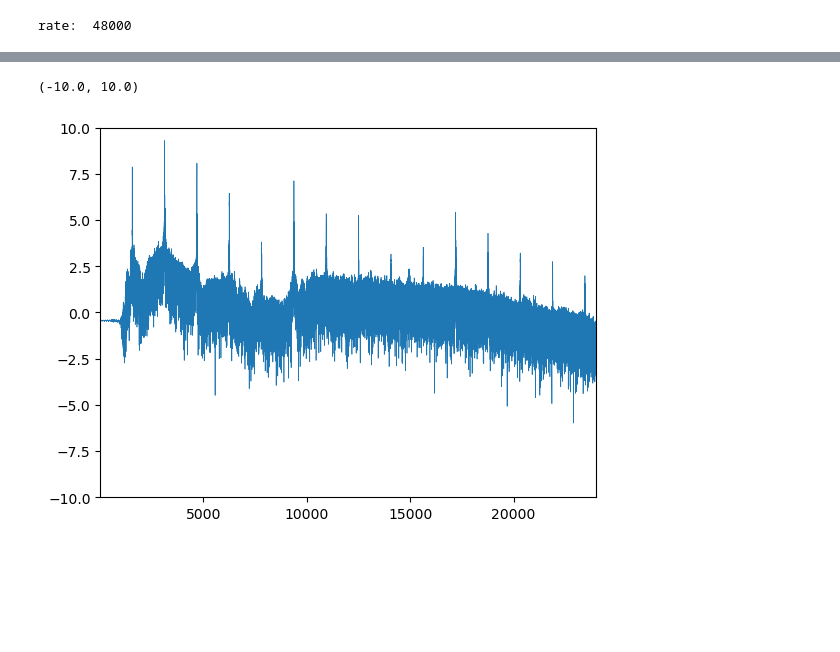
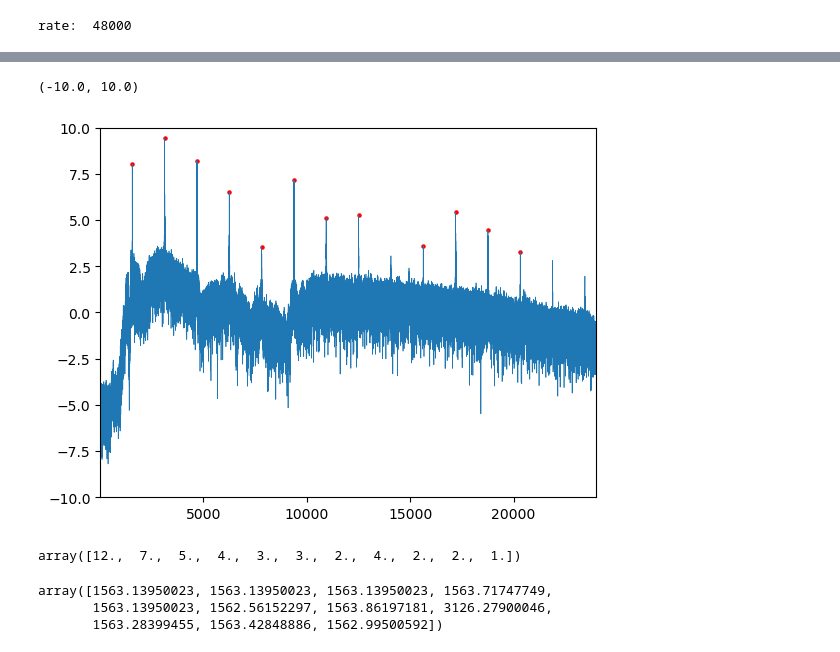
Before and after one commit to MichalMaszkowski/Sounds, a Jupyter notebook: sound_00.ipynb, the cells around one changed output, grey strips where cells are left out. Saved outputs shown, nothing was run; the diff lists cells and outputs as text; code cells hidden in the pictures; blank space fills up the shorter version.

```diff
--- a/sound_00.ipynb
+++ b/sound_00.ipynb
@@ -15,11 +18,29 @@ Audio(array[:, 0], rate=rate)
 # %% [output]
 [interactive output not drawn]
 # %%
-freq, PSD = signal.periodogram(array[:, 0], fs = rate)
+freq, PSD = signal.periodogram(array[:, 0], fs=rate,
+                               window="blackman",
+                               )
 # %%
-plt.plot(freq, np.log10(PSD),   lw=0.5,)
+
+plt.plot(freq, np.log10(PSD),    lw=0.5,)
+peaks, _ = signal.find_peaks(np.log10(PSD), height=3.1, distance = 5000)
+
+plt.scatter(freq[peaks], np.log10(PSD[peaks]), c='r', s=5)
 plt.xlim(20, rate / 2)
 plt.ylim(-10, 10)
 # %% [output]
 (-10.0, 10.0)
-[figure, old version]
+[figure, new version]
+# %%
+log_freq = np.log2(freq[peaks])
+
+np.round((log_freq[1:] - log_freq[:-1]) * 12)
+# %% [output]
+array([12.,  7.,  5.,  4.,  3.,  3.,  2.,  4.,  2.,  2.,  1.])
+# %%
+np.diff(freq[peaks])
+# %% [output]
+array([1563.13950023, 1563.13950023, 1563.13950023, 1563.71747749,
+       1563.13950023, 1562.56152297, 1563.86197181, 3126.27900046,
+       1563.28399455, 1563.42848886, 1562.99500592])
```
Also changed, not shown: parts of 2 cells of this notebook.
